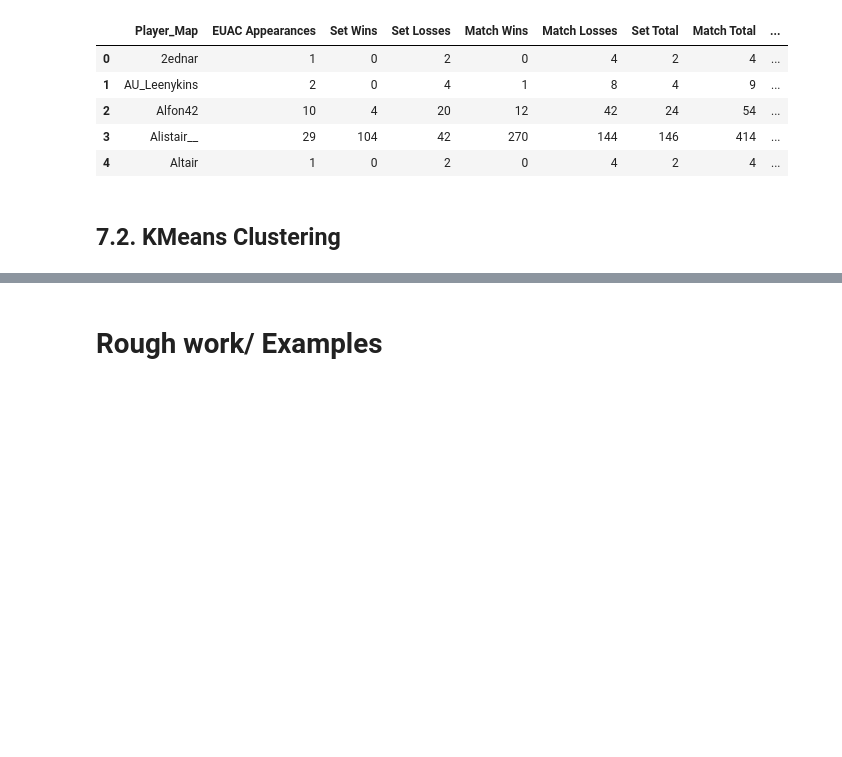
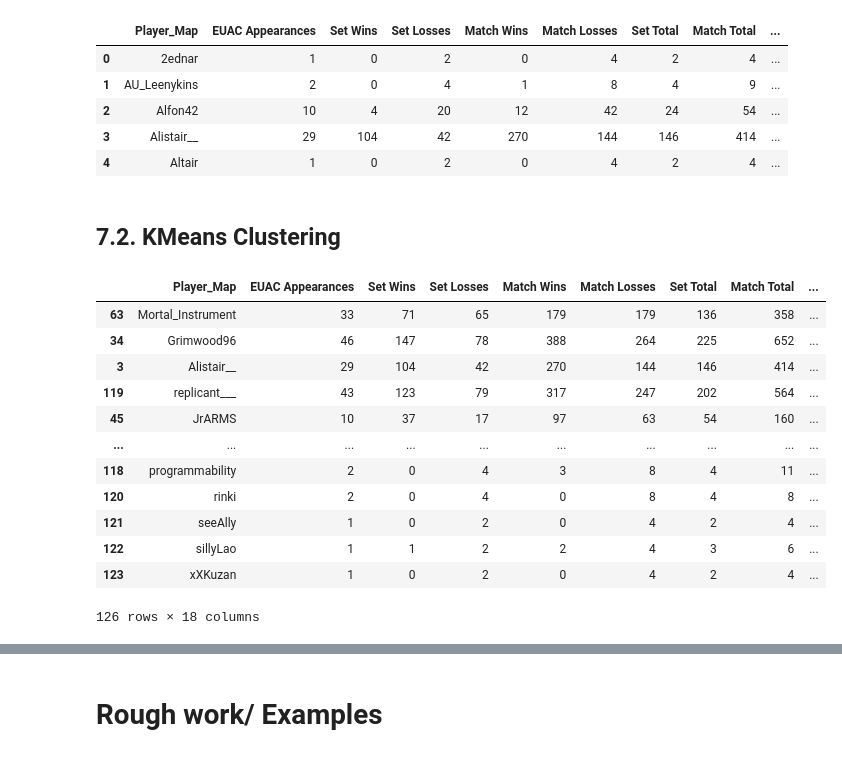
Before and after one commit to DarrenCCT/Tournament-Analysis, a Jupyter notebook: EUAC - Analysis.ipynb, the cells around one changed output, grey strips where cells are left out. Cells and saved outputs as stored; diff of their text form; code cells hidden in the pictures; blank space fills up the shorter version.

```diff
--- a/EUAC - Analysis.ipynb
+++ b/EUAC - Analysis.ipynb
@@ -1507,3 +1535,19 @@ clusterdf["Cluster"] = kmeans.fit_predict(X)
+# %%
+statsdf.sort_values(by="Cluster", ascending=False)
+# %% [output]
+|  | Player_Map | EUAC Appearances | Set Wins | Set Losses | Match Wins | Match Losses | Set Total | Match Total | ... |
+| 63 | Mortal_Instrument | 33 | 71 | 65 | 179 | 179 | 136 | 358 | ... |
+| 34 | Grimwood96 | 46 | 147 | 78 | 388 | 264 | 225 | 652 | ... |
+| 3 | Alistair__ | 29 | 104 | 42 | 270 | 144 | 146 | 414 | ... |
+| 119 | replicant___ | 43 | 123 | 79 | 317 | 247 | 202 | 564 | ... |
+| 45 | JrARMS | 10 | 37 | 17 | 97 | 63 | 54 | 160 | ... |
+| ... | ... | ... | ... | ... | ... | ... | ... | ... | ... |
+| 118 | programmability | 2 | 0 | 4 | 3 | 8 | 4 | 11 | ... |
+| 120 | rinki | 2 | 0 | 4 | 0 | 8 | 4 | 8 | ... |
+| 121 | seeAlly | 1 | 0 | 2 | 0 | 4 | 2 | 4 | ... |
+| 122 | sillyLao | 1 | 1 | 2 | 2 | 4 | 3 | 6 | ... |
+| 123 | xXKuzan | 1 | 0 | 2 | 0 | 4 | 2 | 4 | ... |
+126 rows × 18 columns
 # %%
 cluster_summary = clusterdf.groupby("Cluster").mean()
 print(cluster_summary)
```
Also changed, not shown: parts of 42 cells of this notebook.
